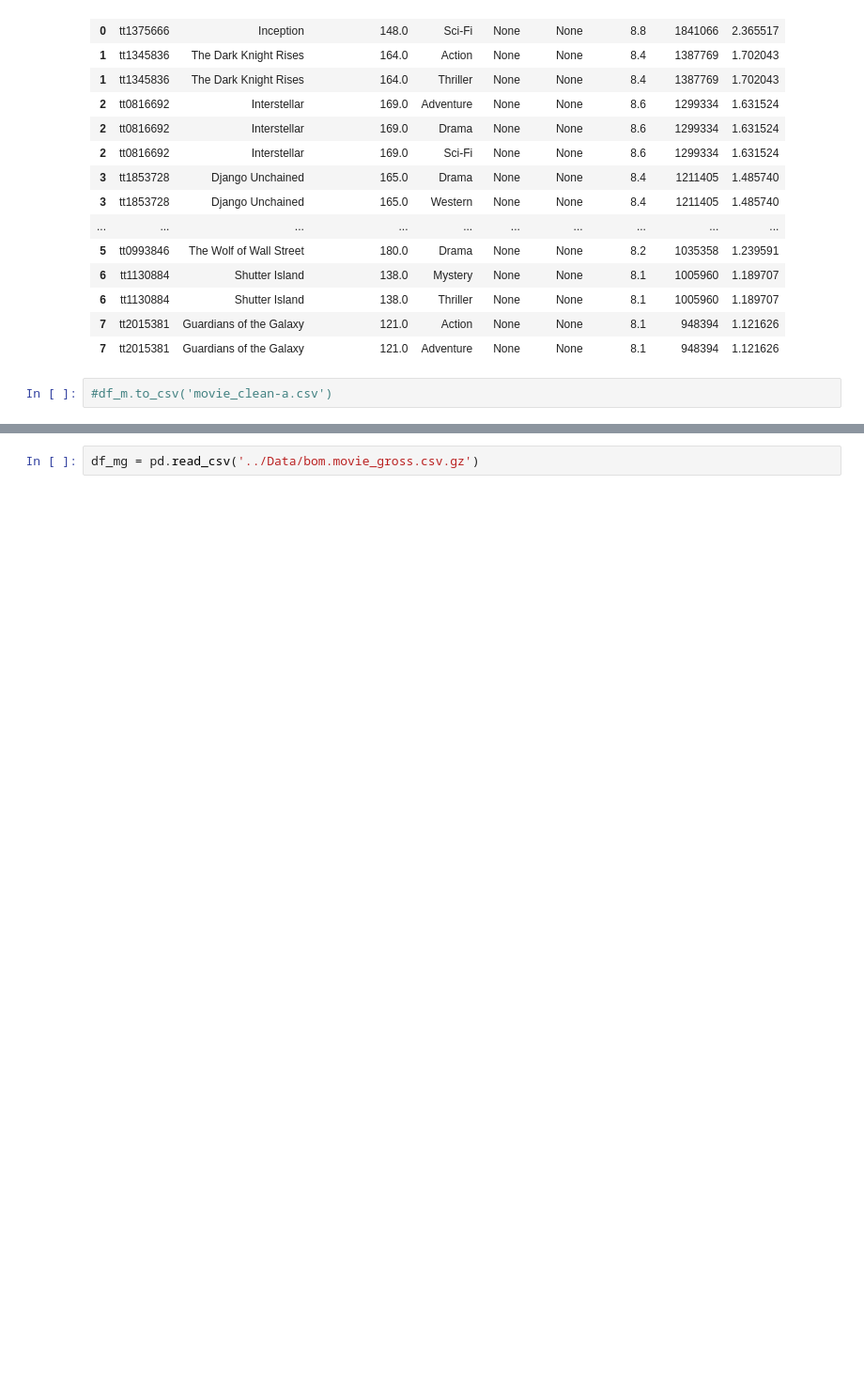
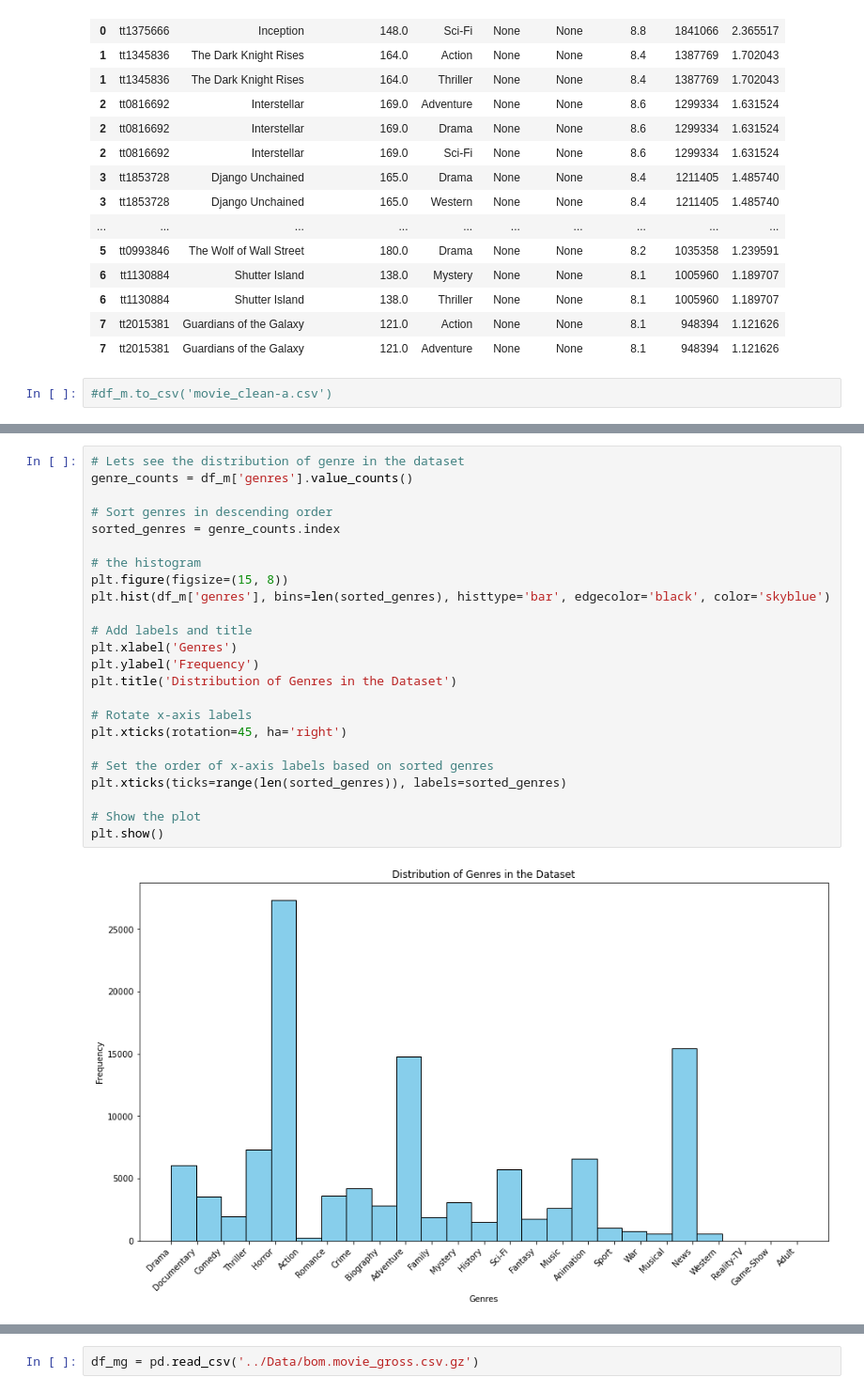
Before and after one commit to pyamin1878/Movie-Project, a Jupyter notebook: Notebooks/student_working_notebook-juvenson.ipynb, the cells around one changed output, grey strips where cells are left out. Shown: that part at 94% size. Saved outputs shown, nothing was run; the diff lists cells and outputs as text; blank space fills up the shorter version.

```diff
--- a/Notebooks/student_working_notebook-juvenson.ipynb
+++ b/Notebooks/student_working_notebook-juvenson.ipynb
@@ -412,0 +357,26 @@ plt.show()
+# %%
+# Lets see the distribution of genre in the dataset
+genre_counts = df_m['genres'].value_counts()
+
+# Sort genres in descending order
+sorted_genres = genre_counts.index
+
+# the histogram
+plt.figure(figsize=(15, 8))
+plt.hist(df_m['genres'], bins=len(sorted_genres), histtype='bar', edgecolor='black', color='skyblue')
+
+# Add labels and title
+plt.xlabel('Genres')
+plt.ylabel('Frequency')
+plt.title('Distribution of Genres in the Dataset')
+
+# Rotate x-axis labels
+plt.xticks(rotation=45, ha='right')
+
+# Set the order of x-axis labels based on sorted genres
+plt.xticks(ticks=range(len(sorted_genres)), labels=sorted_genres)
+
+# Show the plot
+plt.show()
+# %% [output]
+[figure, added]
```
Also changed, not shown: parts of 40 cells of this notebook, 1 other file.
